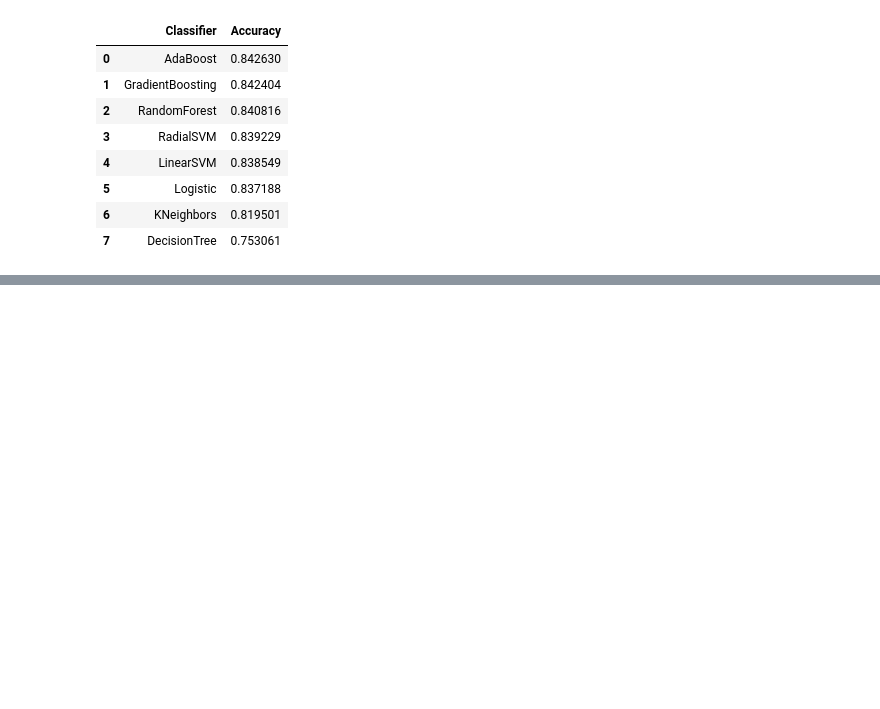
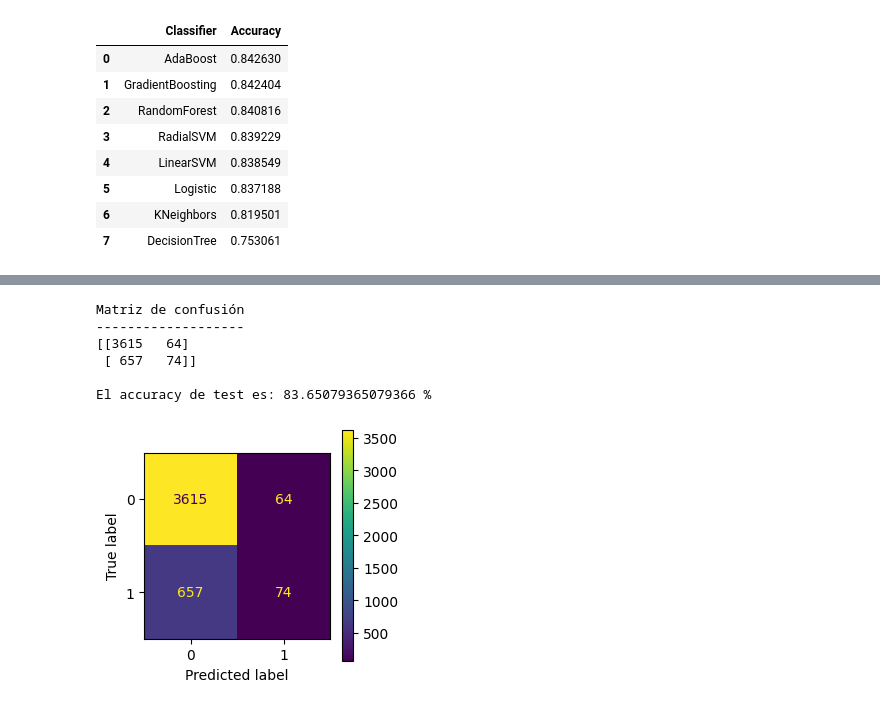
Before and after one commit to marianogoes/PCD, a Jupyter notebook: Algoritmo_Genético_Tesina.ipynb, the cells around one changed output, grey strips where cells are left out. Cells and saved outputs as stored; diff of their text form; code cells hidden in the pictures; blank space fills up the shorter version.

```diff
--- a/Algoritmo_Genético_Tesina.ipynb
+++ b/Algoritmo_Genético_Tesina.ipynb
@@ -405,0 +352,27 @@ fig.tight_layout();
+# %%
+mat_confusion = confusion_matrix(
+                    y_true    = y_test,
+                    y_pred    = ada_preds
+                )
+
+accuracy = accuracy_score(
+            y_true    = y_test,
+            y_pred    = ada_preds,
+            normalize = True
+           )
+
+print("Matriz de confusión")
+print("-------------------")
+print(mat_confusion)
+print("")
+print(f"El accuracy de test es: {100 * accuracy} %")
+fig, ax = plt.subplots(figsize=(3, 3))
+ConfusionMatrixDisplay(mat_confusion).plot(ax=ax);
+# %% [output]
+Matriz de confusión
+-------------------
+[[3615   64]
+ [ 657   74]]
+
+El accuracy de test es: 83.65079365079366 %
+[figure, added]
```
Also changed, not shown: parts of 20 cells of this notebook.
